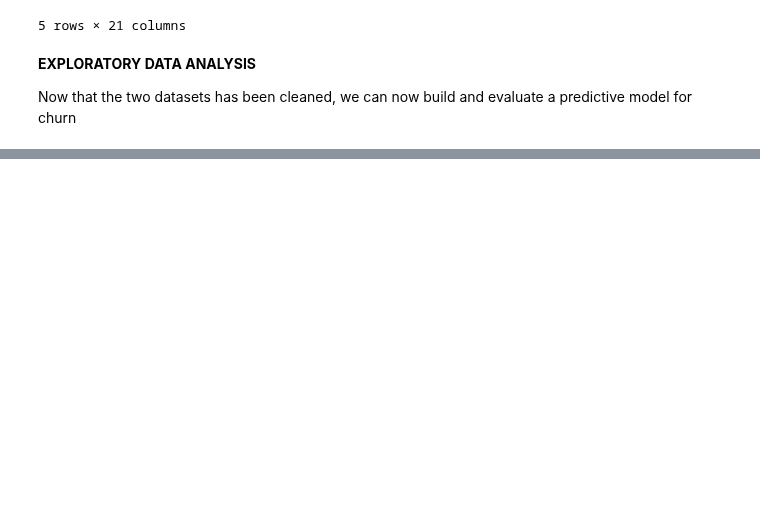
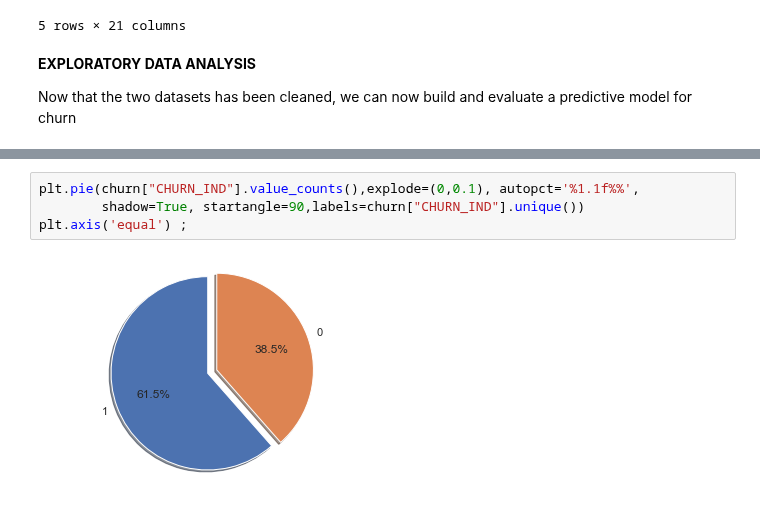
Before and after one commit to MQCOMP2200-S2-2021/data-science-portfolio-avagardiner, a Jupyter notebook: Portfolio 3.ipynb, the cells around one changed output, grey strips where cells are left out. Saved outputs shown, nothing was run; the diff lists cells and outputs as text; blank space fills up the shorter version.

```diff
--- a/Portfolio 3.ipynb
+++ b/Portfolio 3.ipynb
@@ -135,0 +149,6 @@ Now that the two datasets has been cleaned, we can now build and evaluate a pred
+# %%
+plt.pie(churn["CHURN_IND"].value_counts(),explode=(0,0.1), autopct='%1.1f%%',
+        shadow=True, startangle=90,labels=churn["CHURN_IND"].unique())
+plt.axis('equal') ;
+# %% [output]
+[figure, added]
```
Also changed, not shown: parts of 18 cells of this notebook, 2 other files.
